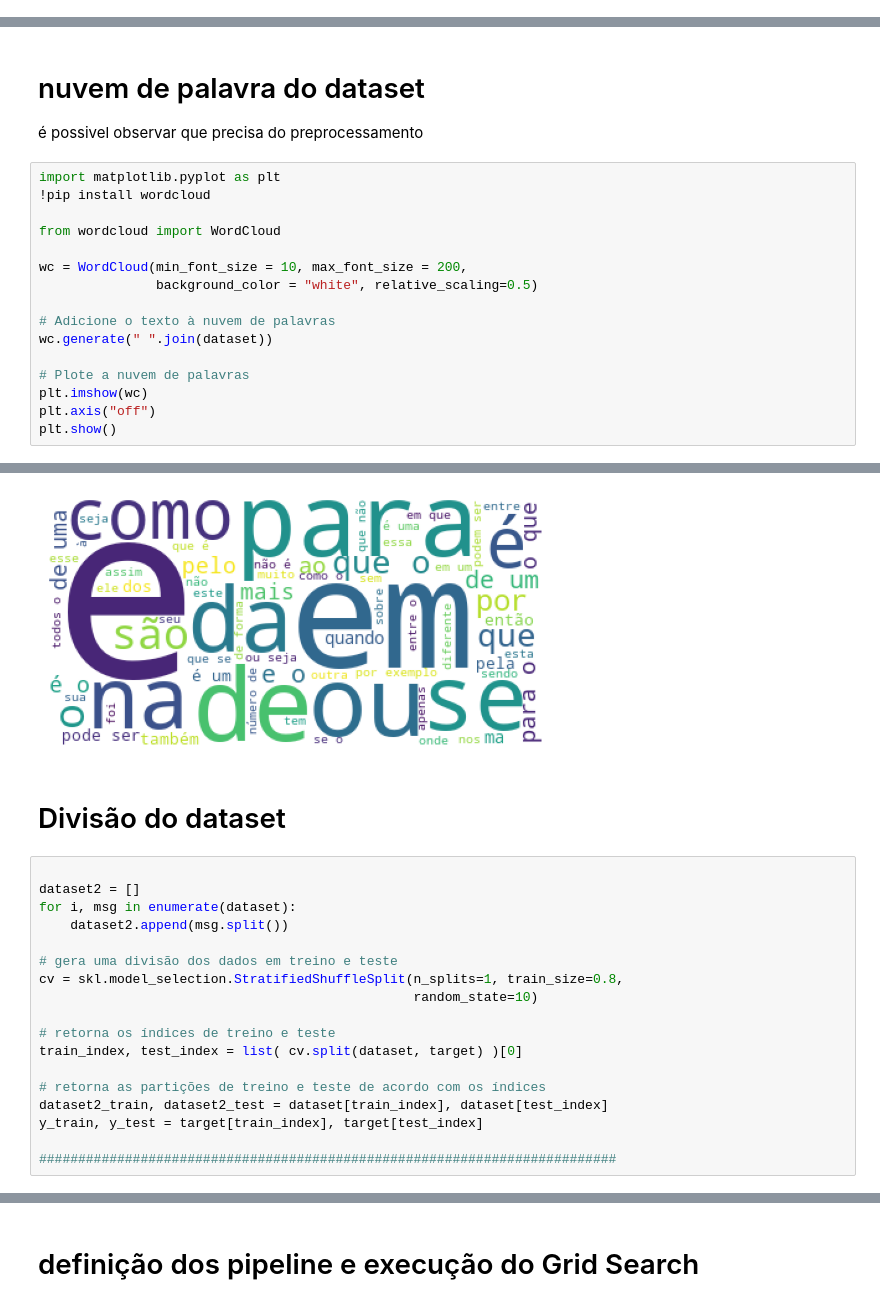
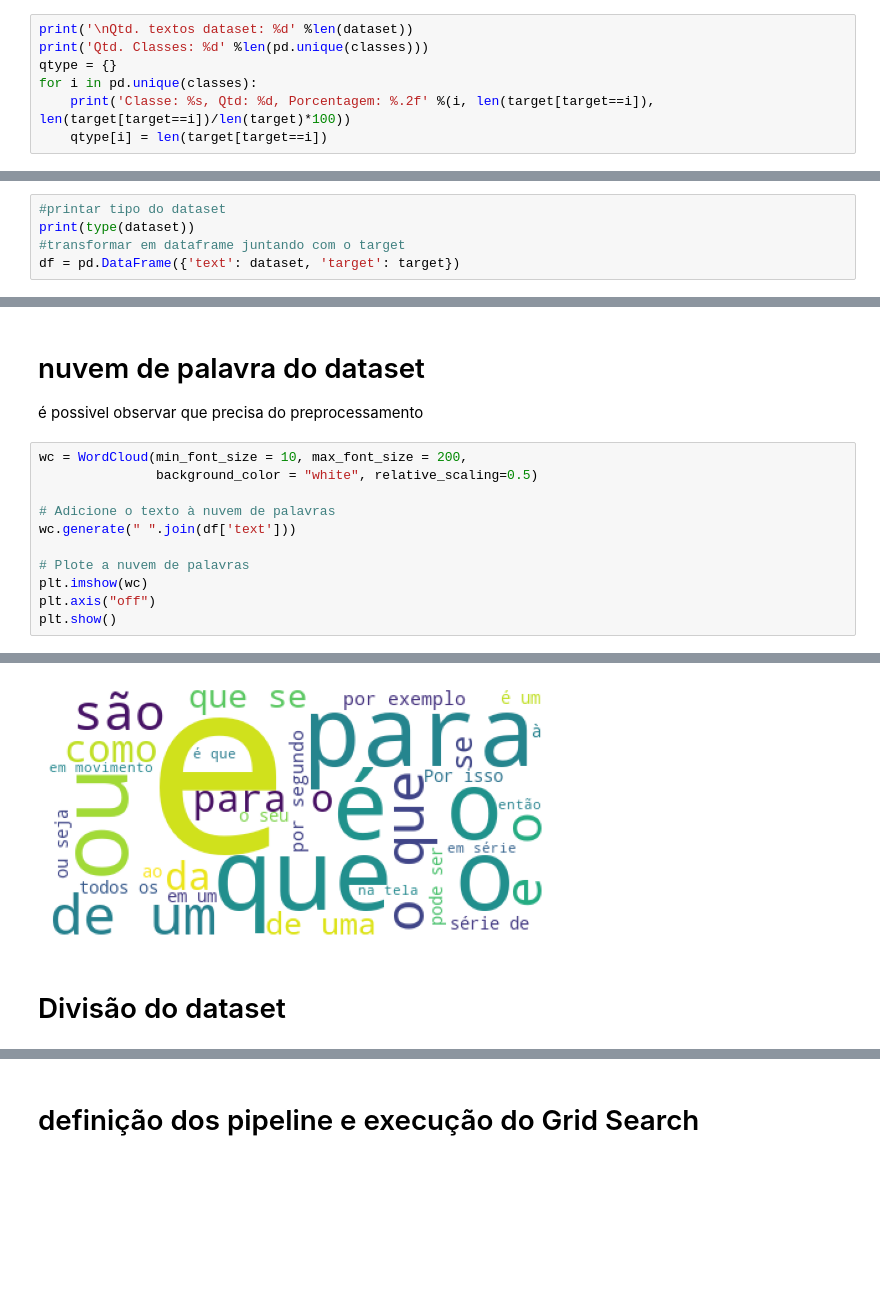
Before and after one commit to MatheusFrate/Estudo-Classificacao-de-textos, a Jupyter notebook: main_regressao_logistica.ipynb, the cells around one changed output, grey strips where cells are left out. Cells and saved outputs as stored; diff of their text form; blank space fills up the shorter version.

```diff
--- a/main_regressao_logistica.ipynb
+++ b/main_regressao_logistica.ipynb
@@ -114,3 +108,10 @@ Ensino Superior importadas com sucesso
 
 Qtd. textos dataset: 2076
 Qtd. textos target: 2076
+# %%
+print('\nQtd. textos dataset: %d' %len(dataset))
+print('Qtd. Classes: %d' %len(pd.unique(classes)))
+qtype = {}
+for i in pd.unique(classes):
+    print('Classe: %s, Qtd: %d, Porcentagem: %.2f' %(i, len(target[target==i]), len(target[target==i])/len(target)*100))
+    qtype[i] = len(target[target==i])
@@ -116,0 +128,5 @@ Qtd. textos target: 2076
+# %%
+#printar tipo do dataset
+print(type(dataset))
+#transformar em dataframe juntando com o target
+df = pd.DataFrame({'text': dataset, 'target': target})
@@ -333,16 +383,11 @@ class Embedding(BaseEstimator, TransformerMixin):
 
 é  possivel observar que precisa do preprocessamento
 # %%
-import matplotlib.pyplot as plt
-!pip install wordcloud
-
-from wordcloud import WordCloud
-
 wc = WordCloud(min_font_size = 10, max_font_size = 200,
                background_color = "white", relative_scaling=0.5)
 
 # Adicione o texto à nuvem de palavras
-wc.generate(" ".join(dataset))
+wc.generate(" ".join(df['text']))
 
 # Plote a nuvem de palavras
 plt.imshow(wc)
@@ -364,21 +397,3 @@ Requirement already satisfied: six>=1.5 in d:\estudo\facens\10semestre\inteligen
-[figure, old version]
+[figure, new version]
 # %% [markdown]
 # Divisão do dataset
-# %%
-
-dataset2 = []
-for i, msg in enumerate(dataset):
-    dataset2.append(msg.split())
-
-# gera uma divisão dos dados em treino e teste
-cv = skl.model_selection.StratifiedShuffleSplit(n_splits=1, train_size=0.8,
-                                                random_state=10)
-
-# retorna os índices de treino e teste
-train_index, test_index = list( cv.split(dataset, target) )[0]
-
-# retorna as partições de treino e teste de acordo com os índices
-dataset2_train, dataset2_test = dataset[train_index], dataset[test_index]
-y_train, y_test = target[train_index], target[test_index]
-
-##########################################################################
```
Also changed, not shown: parts of 13 cells of this notebook, 3 other files.
